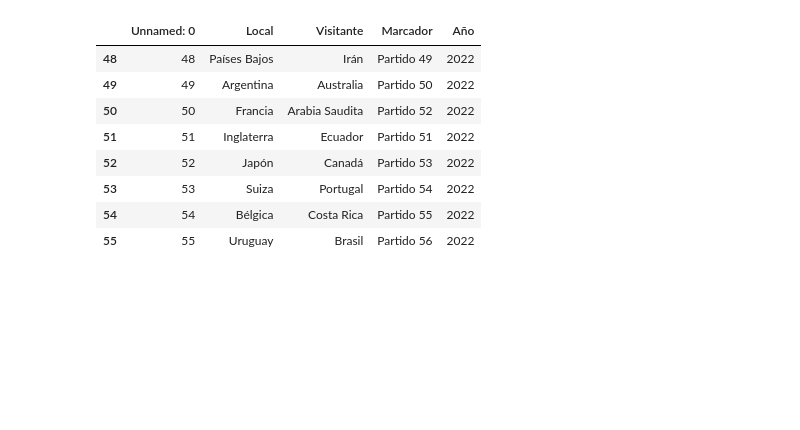
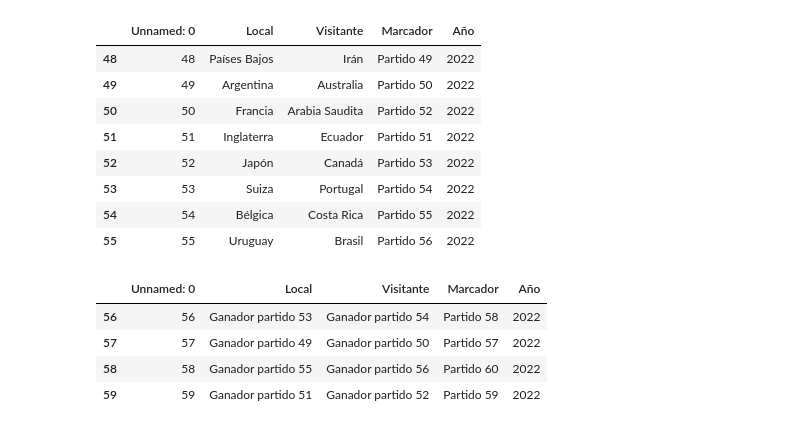
Before and after one commit to AntoMB3/FIFA-WorldCup-Analyst, a Jupyter notebook: ModeloDePrediccion.ipynb, the cells around one changed output. Saved outputs shown, nothing was run; the diff lists cells and outputs as text; code cells hidden in the pictures; blank space fills up the shorter version.

```diff
--- a/ModeloDePrediccion.ipynb
+++ b/ModeloDePrediccion.ipynb
@@ -291,3 +291,11 @@ octavos
 | 53 | 53 | Suiza | Portugal | Partido 54 | 2022 |
 | 54 | 54 | Bélgica | Costa Rica | Partido 55 | 2022 |
 | 55 | 55 | Uruguay | Brasil | Partido 56 | 2022 |
+# %%
+cuartos
+# %% [output]
+|  | Unnamed: 0 | Local | Visitante | Marcador | Año |
+| 56 | 56 | Ganador partido 53 | Ganador partido 54 | Partido 58 | 2022 |
+| 57 | 57 | Ganador partido 49 | Ganador partido 50 | Partido 57 | 2022 |
+| 58 | 58 | Ganador partido 55 | Ganador partido 56 | Partido 60 | 2022 |
+| 59 | 59 | Ganador partido 51 | Ganador partido 52 | Partido 59 | 2022 |
```
Also changed, not shown: parts of 5 cells of this notebook, 3 other files.
